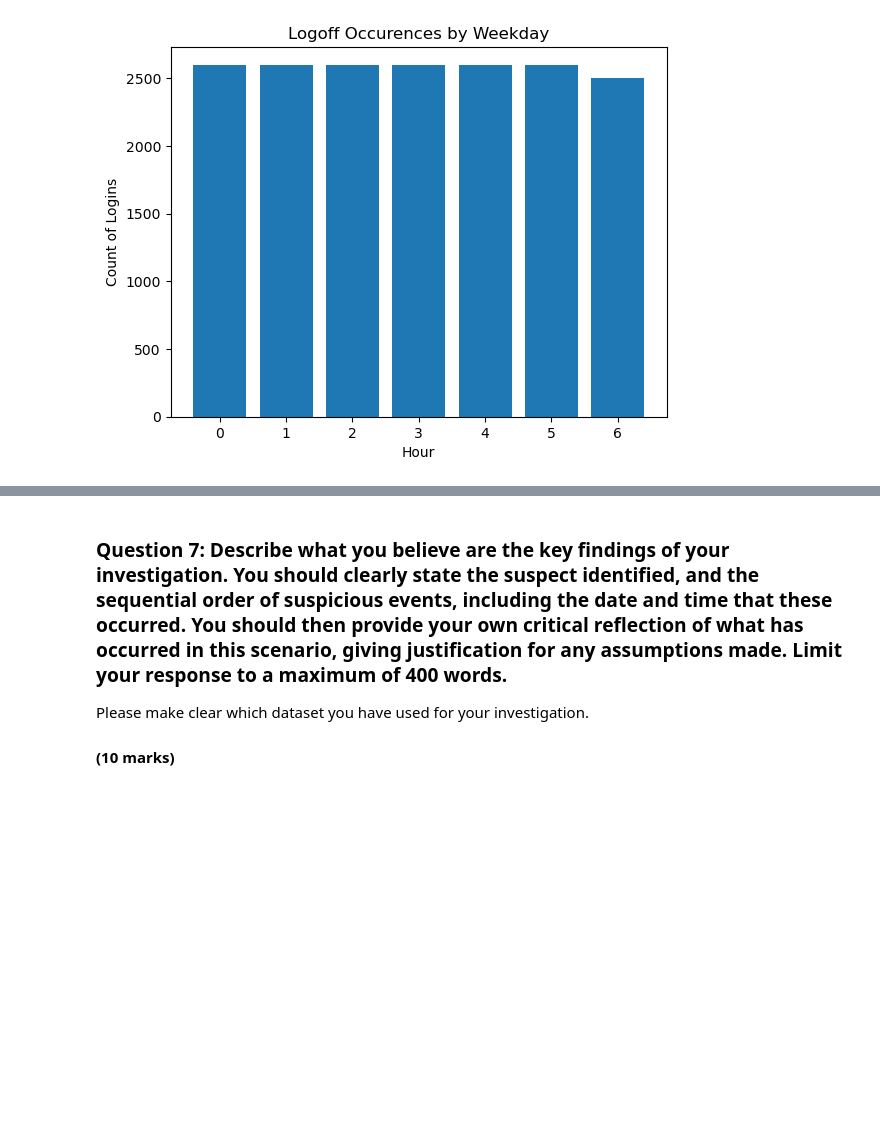
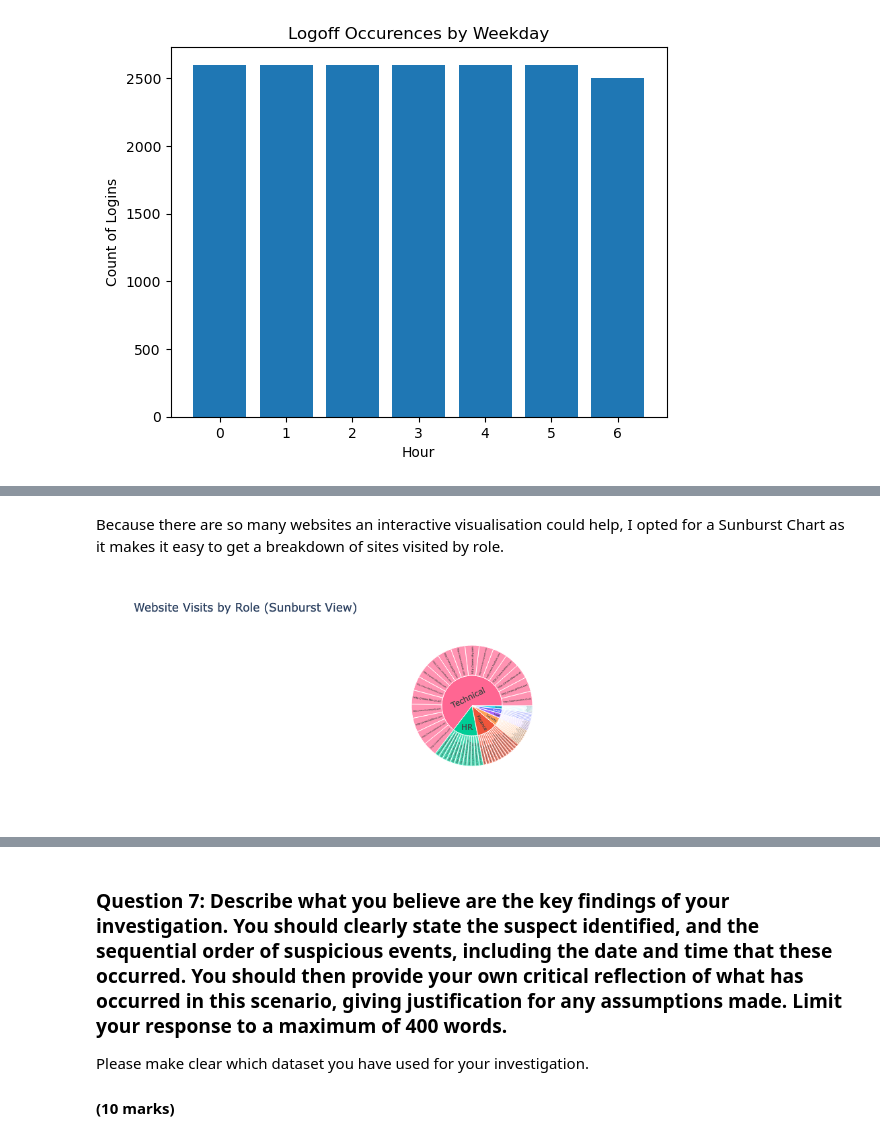
Before and after one commit to arthurmilner01/security-data-analytics, a Jupyter notebook: 21035478-PART3.ipynb, the cells around one changed output, grey strips where cells are left out. Drawn from its saved outputs; the diff is of its cells as text; code cells hidden in the pictures; blank space fills up the shorter version.

```diff
--- a/21035478-PART3.ipynb
+++ b/21035478-PART3.ipynb
@@ -606,0 +690,11 @@ The result of this is quite interesting, whilst there are some overlap between t
+# %% [markdown]
+Because there are so many websites an interactive visualisation could help, I opted for a Sunburst Chart as it makes it easy to get a breakdown of sites visited by role.
+# %%
+import plotly.express as px
+
+visit_role_counts = web_data.groupby(['website', 'role']).size().reset_index(name='visitcount')
+fig = px.sunburst(visit_role_counts, path=['role', 'website'], values='visitcount', color='role',
+                  title="Website Visits by Role (Sunburst View)")
+fig.show()
+# %% [output]
+[figure, added]
```
Also changed, not shown: parts of 27 cells of this notebook.
